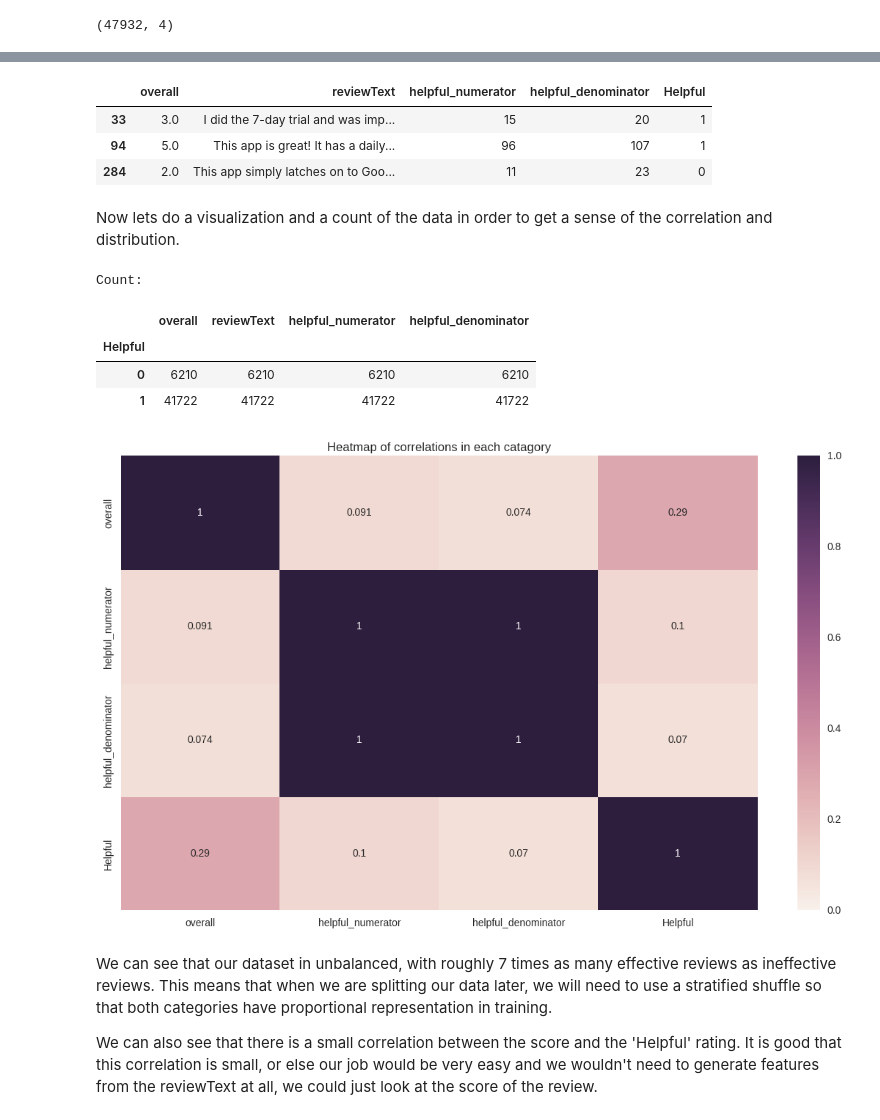
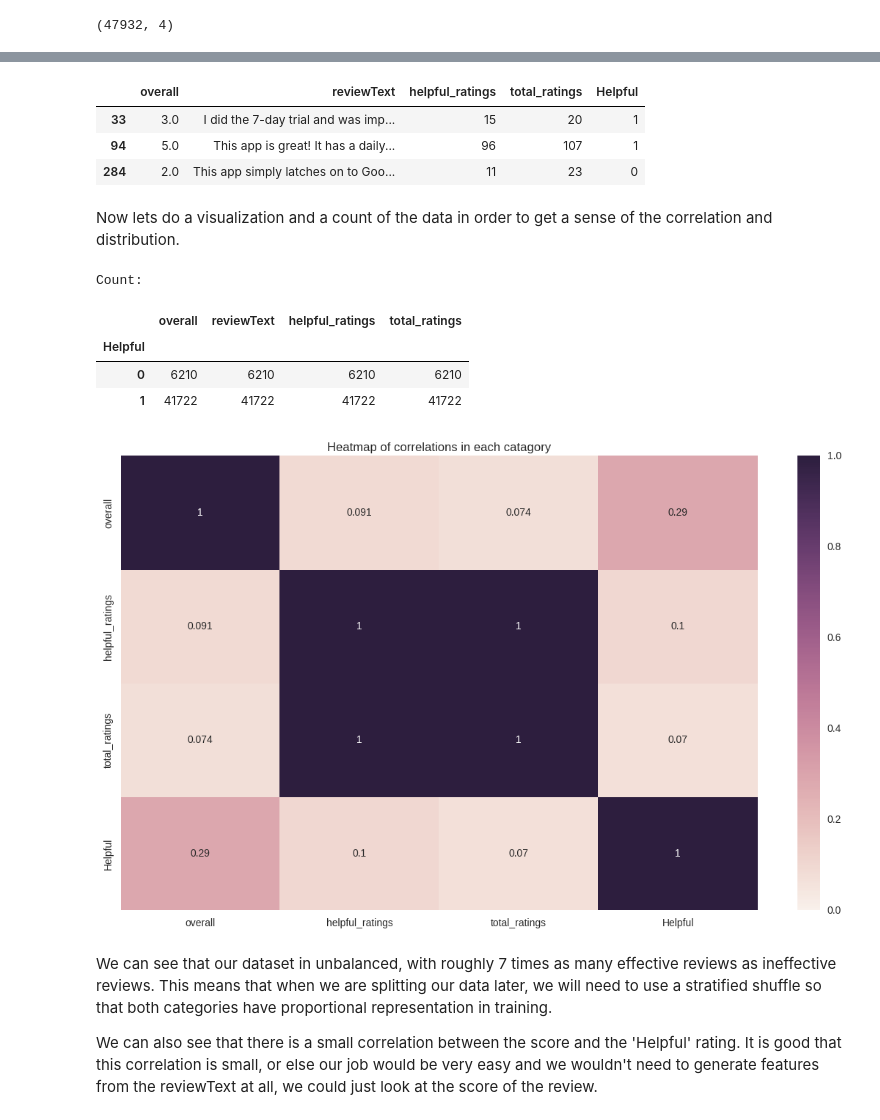
Before and after one commit to t-lanigan/amazon-review-classifier, a Jupyter notebook: amazon-review-classification.ipynb, the cells around one changed output, grey strips where cells are left out. Drawn from its saved outputs; the diff is of its cells as text; code cells hidden in the pictures.

Commit message:
changes after review#1

```diff
--- a/amazon-review-classification.ipynb
+++ b/amazon-review-classification.ipynb
@@ -184,8 +186,8 @@ Other features that could be important would be the summary; however, in the int
 df = data.iloc[:, [6,5,3]]
 
 #split numerator and denominator
-df['helpful_numerator'] = df['helpful'].apply(lambda x: x[0])
-df['helpful_denominator'] = df['helpful'].apply(lambda x: x[1])
+df['helpful_ratings'] = df['helpful'].apply(lambda x: x[0])
+df['total_ratings'] = df['helpful'].apply(lambda x: x[1])
 
 # delete un-needed 'helpful catagory
 del df['helpful']
@@ -257,7 +256,7 @@ As a benchmark for this project we are going to use an out of the box algorithm
 Data that has had less than 10 ratings will first be trimmed out of the dataset. There are a significant amount of reviews, and many do not face the scrutiny of people reading them. As many of these reviews could be good, but by chance, do not get read and rated, they will be rated negatively by our algorithm and will cause our model to incorrectly classify future "good" reviews.
 # %%
 #include reviews that have more than 10 helpfulness data point only
-df1 = df[(df.helpful_denominator > 10)].copy()
+df1 = df[(df.total_ratings > 10)].copy()
 df1.shape
 # %% [output]
 (47932, 4)
@@ -266,11 +267,11 @@ In order to perform our analysis, we wish to determine if a given review text is
 # %%
 #transform Helpfulness into a binary variable with 0.50 ratio
 threshold = 0.5
-df1.loc[:, 'Helpful'] = np.where(df1.loc[:, 'helpful_numerator'] \
-                                 / df1.loc[:, 'helpful_denominator'] > threshold, 1, 0)
+df1.loc[:, 'Helpful'] = np.where(df1.loc[:, 'helpful_ratings'] \
+                                 / df1.loc[:, 'total_ratings'] > threshold, 1, 0)
 df1.head(3)
 # %% [output]
-|  | overall | reviewText | helpful_numerator | helpful_denominator | Helpful |
+|  | overall | reviewText | helpful_ratings | total_ratings | Helpful |
 | 33 | 3.0 | I did the 7-day trial and was imp... | 15 | 20 | 1 |
 | 94 | 5.0 | This app is great! It has a daily... | 96 | 107 | 1 |
 | 284 | 2.0 | This app simply latches on to Goo... | 11 | 23 | 0 |
@@ -282,7 +283,7 @@ print ('Count:')
 display(df1.groupby('Helpful').count())
 # %% [output]
 Count:
-|  | overall | reviewText | helpful_numerator | helpful_denominator |
+|  | overall | reviewText | helpful_ratings | total_ratings |
 | Helpful |  |  |  |  |
 | 0 | 6210 | 6210 | 6210 | 6210 |
 | 1 | 41722 | 41722 | 41722 | 41722 |
@@ -293,7 +294,7 @@ plt.figure(figsize = FIG_SIZE)
 plt.title("Heatmap of correlations in each catagory")
 _ = sns.heatmap(correlations, vmin=0, vmax=1, annot=True)
 # %% [output]
-[figure, old version]
+[figure, new version]
 # %% [markdown]
 We can see that our dataset in unbalanced, with roughly 7 times as many effective reviews as ineffective reviews. This means that when we are splitting our data later, we will need to use a stratified shuffle so that both categories have proportional representation in training.
 
```
Also changed, not shown: parts of 30 cells of this notebook, 3 other files.
